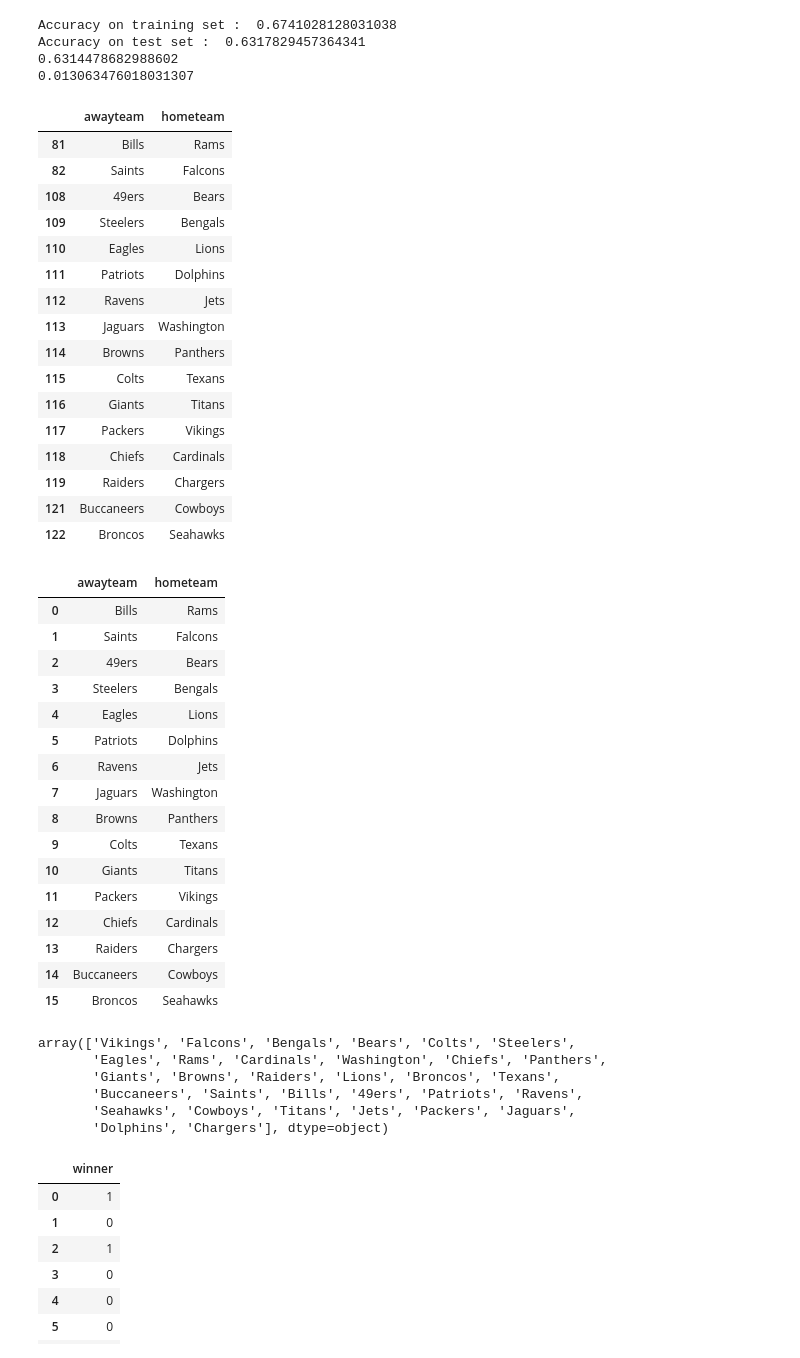
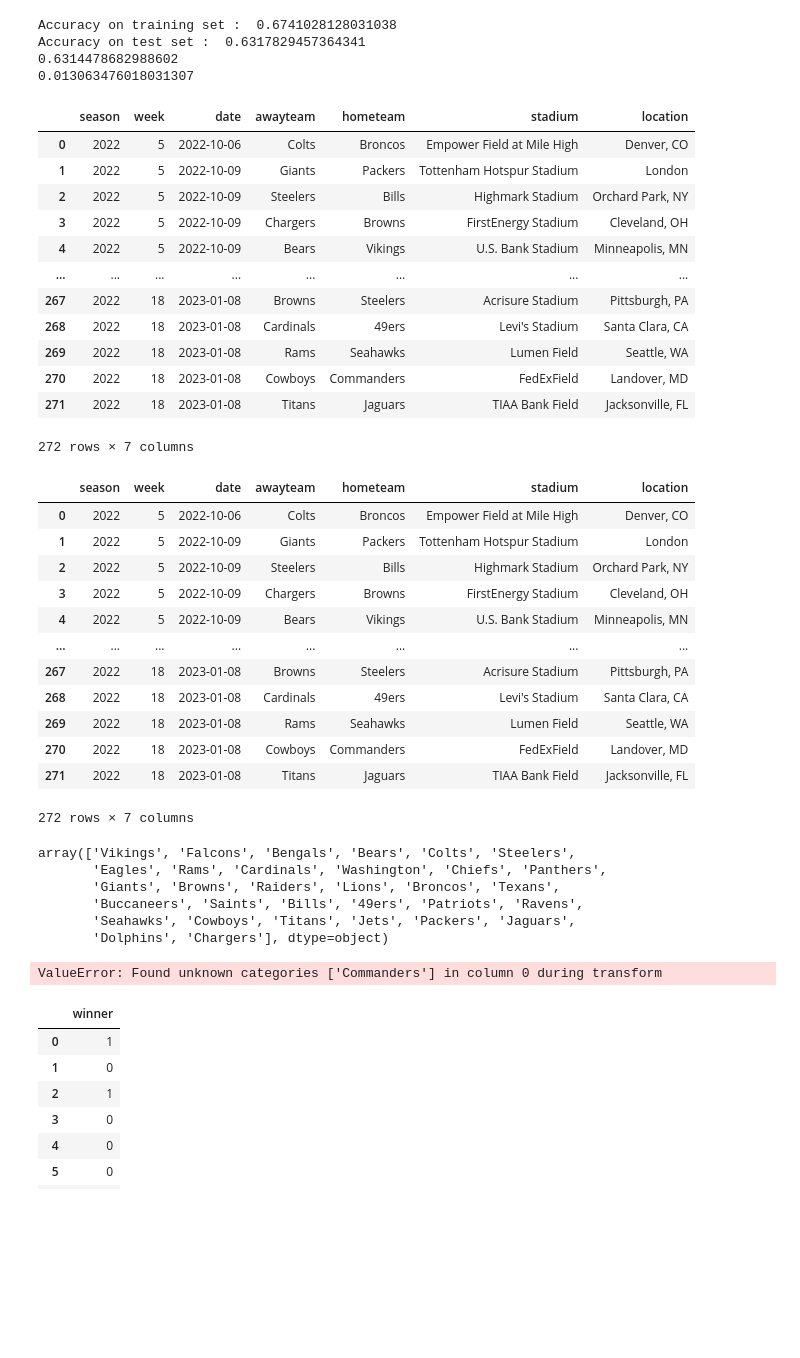
Before and after one commit to nflpredictor/nfl, a Jupyter notebook: 03_modelisation/predict_games.ipynb, the cells around one changed output. Cells and saved outputs as stored; diff of their text form; code cells hidden in the pictures; blank space fills up the shorter version.

```diff
--- a/03_modelisation/predict_games.ipynb
+++ b/03_modelisation/predict_games.ipynb
@@ -104,26 +104,22 @@ Accuracy on test set :  0.6317829457364341
 0.6314478682988602
 0.013063476018031307
 # %%
-df_games = pd.read_csv("../04_datasets/nfl2022_week1.csv", index_col=0)
+df_games = pd.read_csv("../04_datasets/nfl2022_total.csv", index_col=0)
 df_games
 # %% [output]
-|  | awayteam | hometeam |
-| 81 | Bills | Rams |
-| 82 | Saints | Falcons |
-| 108 | 49ers | Bears |
-| 109 | Steelers | Bengals |
-| 110 | Eagles | Lions |
-| 111 | Patriots | Dolphins |
-| 112 | Ravens | Jets |
-| 113 | Jaguars | Washington |
-| 114 | Browns | Panthers |
-| 115 | Colts | Texans |
-| 116 | Giants | Titans |
-| 117 | Packers | Vikings |
-| 118 | Chiefs | Cardinals |
-| 119 | Raiders | Chargers |
-| 121 | Buccaneers | Cowboys |
-| 122 | Broncos | Seahawks |
+|  | season | week | date | awayteam | hometeam | stadium | location |
+| 0 | 2022 | 5 | 2022-10-06 | Colts | Broncos | Empower Field at Mile High | Denver, CO |
+| 1 | 2022 | 5 | 2022-10-09 | Giants | Packers | Tottenham Hotspur Stadium | London |
+| 2 | 2022 | 5 | 2022-10-09 | Steelers | Bills | Highmark Stadium | Orchard Park, NY |
+| 3 | 2022 | 5 | 2022-10-09 | Chargers | Browns | FirstEnergy Stadium | Cleveland, OH |
+| 4 | 2022 | 5 | 2022-10-09 | Bears | Vikings | U.S. Bank Stadium | Minneapolis, MN |
+| ... | ... | ... | ... | ... | ... | ... | ... |
+| 267 | 2022 | 18 | 2023-01-08 | Browns | Steelers | Acrisure Stadium | Pittsburgh, PA |
+| 268 | 2022 | 18 | 2023-01-08 | Cardinals | 49ers | Levi's Stadium | Santa Clara, CA |
+| 269 | 2022 | 18 | 2023-01-08 | Rams | Seahawks | Lumen Field | Seattle, WA |
+| 270 | 2022 | 18 | 2023-01-08 | Cowboys | Commanders | FedExField | Landover, MD |
+| 271 | 2022 | 18 | 2023-01-08 | Titans | Jaguars | TIAA Bank Field | Jacksonville, FL |
+272 rows × 7 columns
 # %%
 df_games = df_games.reset_index()
 # %%
@@ -131,23 +127,19 @@ df_games = df_games.drop(columns='index', axis=1)
 # %%
 df_games
 # %% [output]
-|  | awayteam | hometeam |
-| 0 | Bills | Rams |
-| 1 | Saints | Falcons |
-| 2 | 49ers | Bears |
-| 3 | Steelers | Bengals |
-| 4 | Eagles | Lions |
-| 5 | Patriots | Dolphins |
-| 6 | Ravens | Jets |
-| 7 | Jaguars | Washington |
-| 8 | Browns | Panthers |
-| 9 | Colts | Texans |
-| 10 | Giants | Titans |
-| 11 | Packers | Vikings |
-| 12 | Chiefs | Cardinals |
-| 13 | Raiders | Chargers |
-| 14 | Buccaneers | Cowboys |
-| 15 | Broncos | Seahawks |
+|  | season | week | date | awayteam | hometeam | stadium | location |
+| 0 | 2022 | 5 | 2022-10-06 | Colts | Broncos | Empower Field at Mile High | Denver, CO |
+| 1 | 2022 | 5 | 2022-10-09 | Giants | Packers | Tottenham Hotspur Stadium | London |
+| 2 | 2022 | 5 | 2022-10-09 | Steelers | Bills | Highmark Stadium | Orchard Park, NY |
+| 3 | 2022 | 5 | 2022-10-09 | Chargers | Browns | FirstEnergy Stadium | Cleveland, OH |
+| 4 | 2022 | 5 | 2022-10-09 | Bears | Vikings | U.S. Bank Stadium | Minneapolis, MN |
+| ... | ... | ... | ... | ... | ... | ... | ... |
+| 267 | 2022 | 18 | 2023-01-08 | Browns | Steelers | Acrisure Stadium | Pittsburgh, PA |
+| 268 | 2022 | 18 | 2023-01-08 | Cardinals | 49ers | Levi's Stadium | Santa Clara, CA |
+| 269 | 2022 | 18 | 2023-01-08 | Rams | Seahawks | Lumen Field | Seattle, WA |
+| 270 | 2022 | 18 | 2023-01-08 | Cowboys | Commanders | FedExField | Landover, MD |
+| 271 | 2022 | 18 | 2023-01-08 | Titans | Jaguars | TIAA Bank Field | Jacksonville, FL |
+272 rows × 7 columns
 # %%
 df["awayteam"].unique()
 # %% [output]
@@ -158,9 +150,11 @@ array(['Vikings', 'Falcons', 'Bengals', 'Bears', 'Colts', 'Steelers',
        'Seahawks', 'Cowboys', 'Titans', 'Jets', 'Packers', 'Jaguars',
        'Dolphins', 'Chargers'], dtype=object)
 # %%
-X_topredict = df_games
+X_topredict = df_games.loc[:,["awayteam", "hometeam"]]
 X_topredict = preprocessor.transform(X_topredict)
 Y_pred = model.predict(X_topredict)
+# %% [output]
+ValueError: Found unknown categories ['Commanders'] in column 0 during transform
 # %%
 Y_pred = pd.DataFrame(Y_pred, columns = ["winner"] )
 # %%
```
Also changed, not shown: parts of 1 cell of this notebook, 42 other files.
